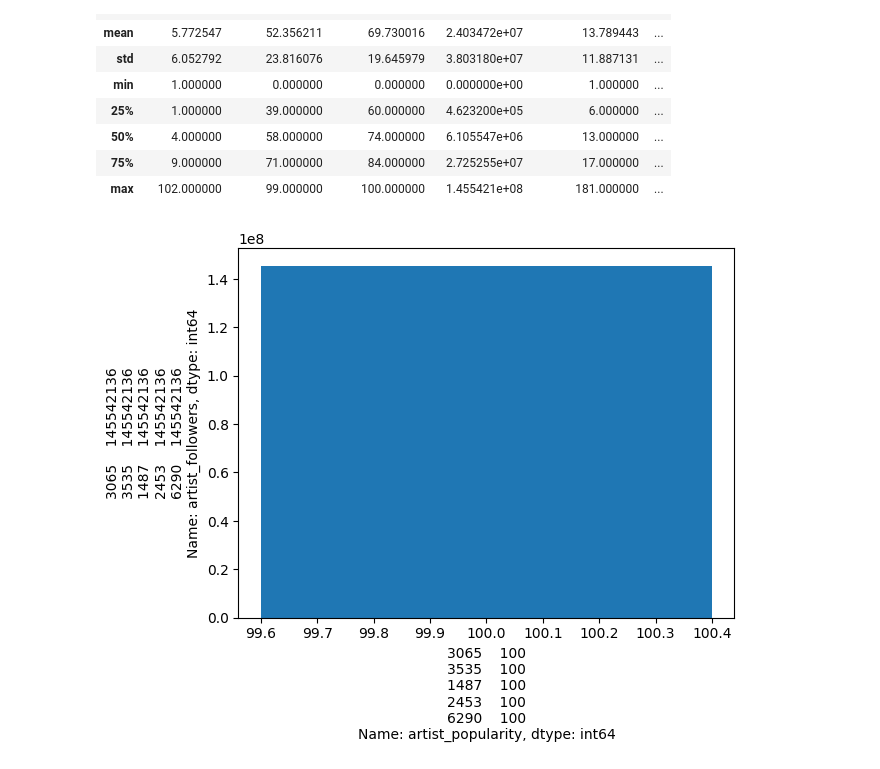
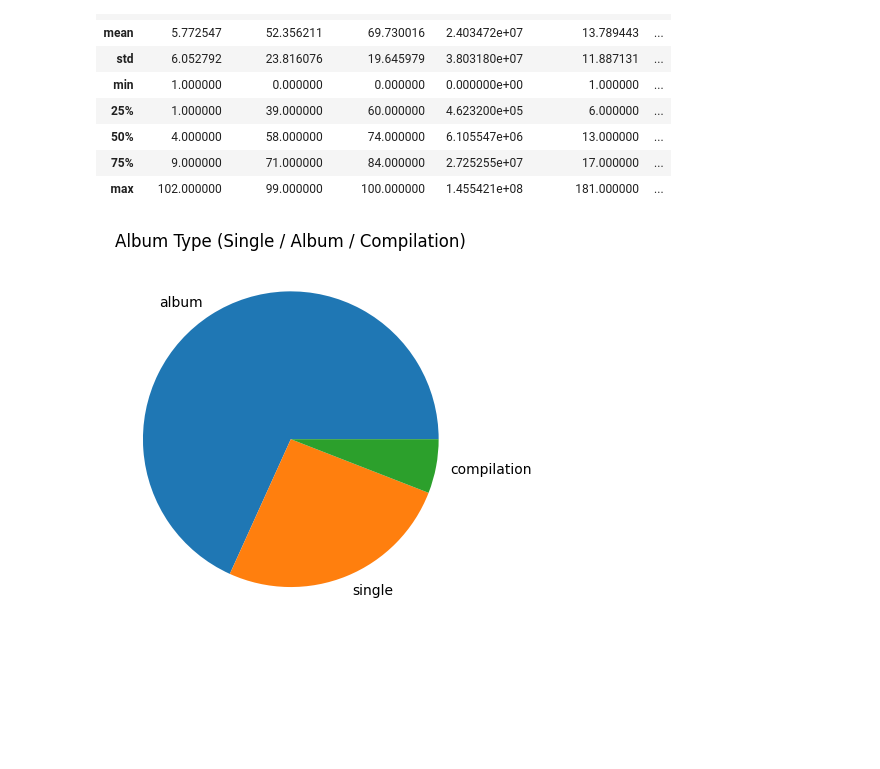
Before and after one commit to rrachxz/WIA1007, a Jupyter notebook: tutorial 4/tutorial4.ipynb, the cells around one changed output. Cells and saved outputs as stored; diff of their text form; code cells hidden in the pictures; blank space fills up the shorter version.

Commit message:
visualize some of data

```diff
--- a/tutorial 4/tutorial4.ipynb
+++ b/tutorial 4/tutorial4.ipynb
@@ -67,14 +67,9 @@ data.describe()
 # %%
 import matplotlib.pyplot as plt
 # %%
-top_artists = data.sort_values(by="artist_followers", ascending=False).head(5)
-
-popularity = top_artists["artist_popularity"]
-followers = top_artists["artist_followers"]
-
-plt.bar(popularity, followers)
-plt.xlabel(popularity)
-plt.ylabel (followers)
+data["album_type"].value_counts().plot(kind="pie")
+plt.title("Album Type (Single / Album / Compilation)")
+plt.ylabel("")
 plt.show()
 # %% [output]
-[figure, old version]
+[figure, new version]
```
Also changed, not shown: parts of 1 cell of this notebook.
